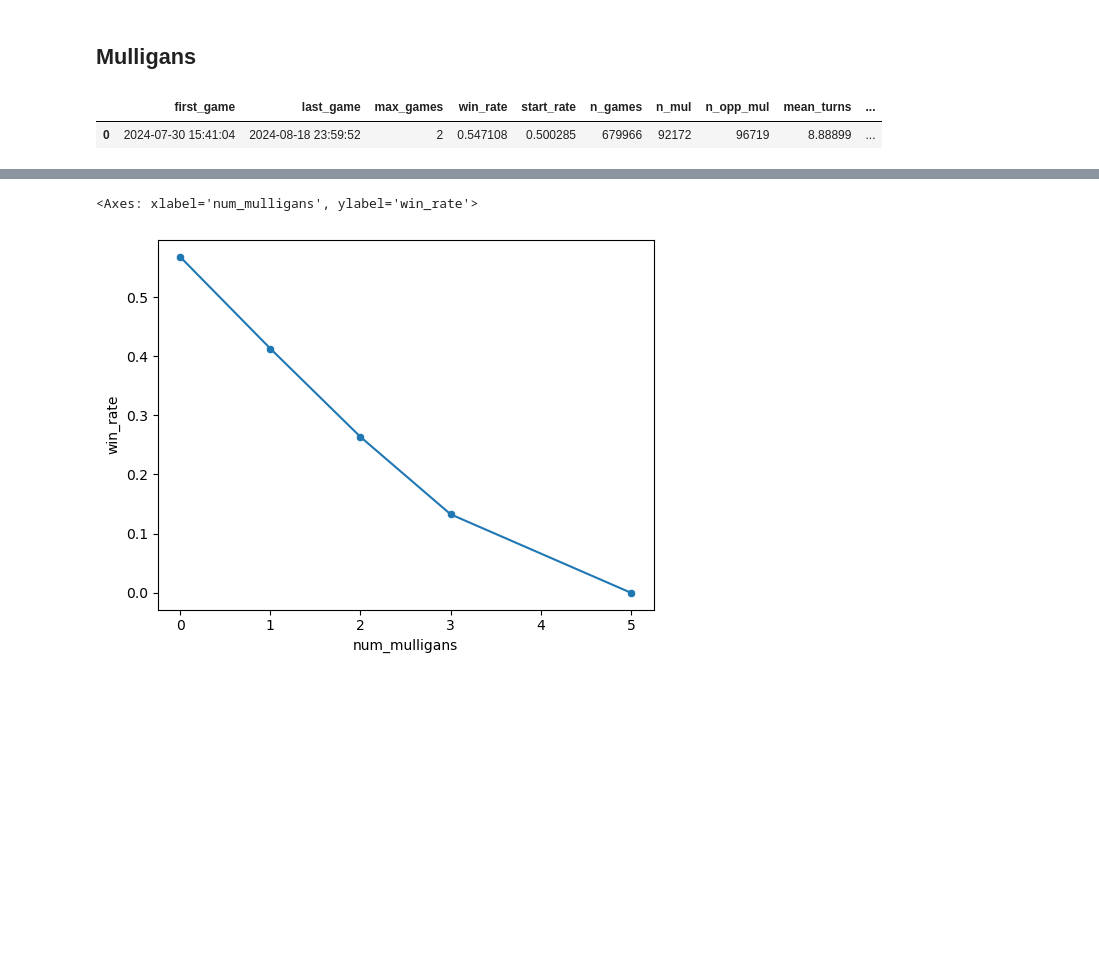
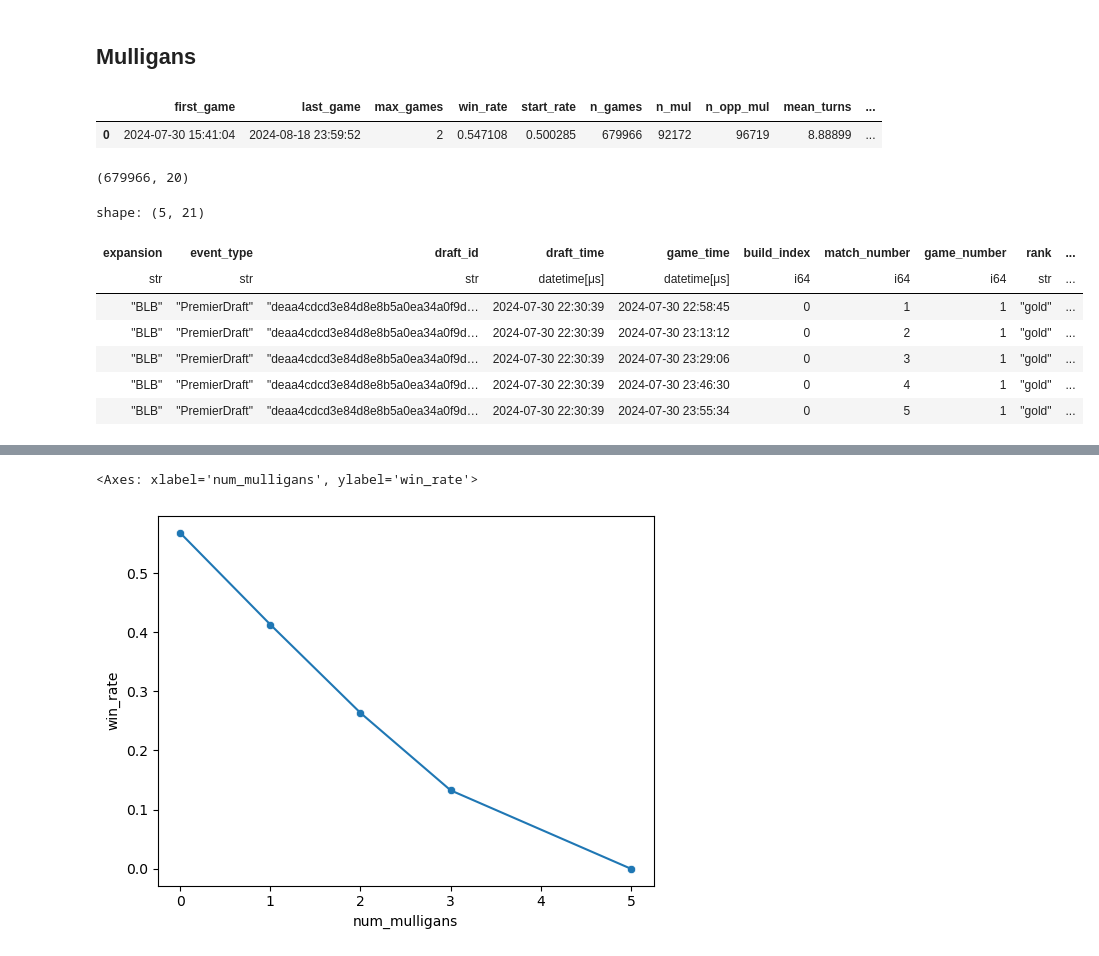
Before and after one commit to meehljd/mtg-modeling, a Jupyter notebook: notebooks/02-draft-data/02-30-draft-eda-BLB-games.ipynb, the cells around one changed output, grey strips where cells are left out. Cells and saved outputs as stored; diff of their text form; code cells hidden in the pictures; blank space fills up the shorter version.

```diff
--- a/notebooks/02-draft-data/02-30-draft-eda-BLB-games.ipynb
+++ b/notebooks/02-draft-data/02-30-draft-eda-BLB-games.ipynb
@@ -1021,6 +1021,30 @@ df_summary.collect().to_pandas()
 # %% [output]
 |  | first_game | last_game | max_games | win_rate | start_rate | n_games | n_mul | n_opp_mul | mean_turns | ... |
 | 0 | 2024-07-30 15:41:04 | 2024-08-18 23:59:52 | 2 | 0.547108 | 0.500285 | 679966 | 92172 | 96719 | 8.88899 | ... |
+# %%
+df_games.collect().shape[0]
+# %% [output]
+(679966, 20)
+# %%
+import numpy as np
+
+# Set the lambda value
+lambda_value = 0.1356
+df_games2 = df_games.with_columns(
+    pl.Series(
+        np.random.poisson(lam=lambda_value, size=df_games.collect().shape[0])
+    ).alias("poisson_samples")
+)
+df_games2.collect().head()
+# %% [output]
+shape: (5, 21)
+| expansion | event_type | draft_id | draft_time | game_time | build_index | match_number | game_number | rank | ... |
+| str | str | str | datetime[μs] | datetime[μs] | i64 | i64 | i64 | str | ... |
+| "BLB" | "PremierDraft" | "deaa4cdcd3e84d8e8b5a0ea34a0f9d… | 2024-07-30 22:30:39 | 2024-07-30 22:58:45 | 0 | 1 | 1 | "gold" | ... |
+| "BLB" | "PremierDraft" | "deaa4cdcd3e84d8e8b5a0ea34a0f9d… | 2024-07-30 22:30:39 | 2024-07-30 23:13:12 | 0 | 2 | 1 | "gold" | ... |
+| "BLB" | "PremierDraft" | "deaa4cdcd3e84d8e8b5a0ea34a0f9d… | 2024-07-30 22:30:39 | 2024-07-30 23:29:06 | 0 | 3 | 1 | "gold" | ... |
+| "BLB" | "PremierDraft" | "deaa4cdcd3e84d8e8b5a0ea34a0f9d… | 2024-07-30 22:30:39 | 2024-07-30 23:46:30 | 0 | 4 | 1 | "gold" | ... |
+| "BLB" | "PremierDraft" | "deaa4cdcd3e84d8e8b5a0ea34a0f9d… | 2024-07-30 22:30:39 | 2024-07-30 23:55:34 | 0 | 5 | 1 | "gold" | ... |
 # %%
 df_games = pl.scan_parquet(game_file)
 
```
Also changed, not shown: parts of 1 cell of this notebook, 5 other files.
